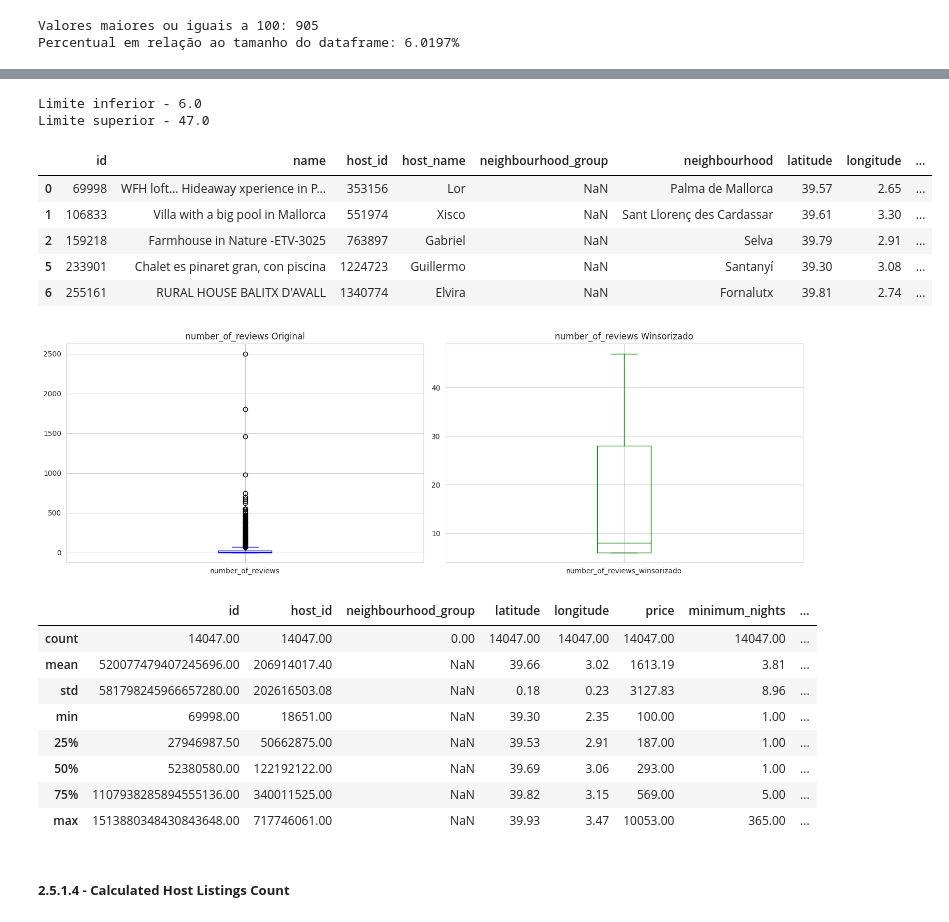
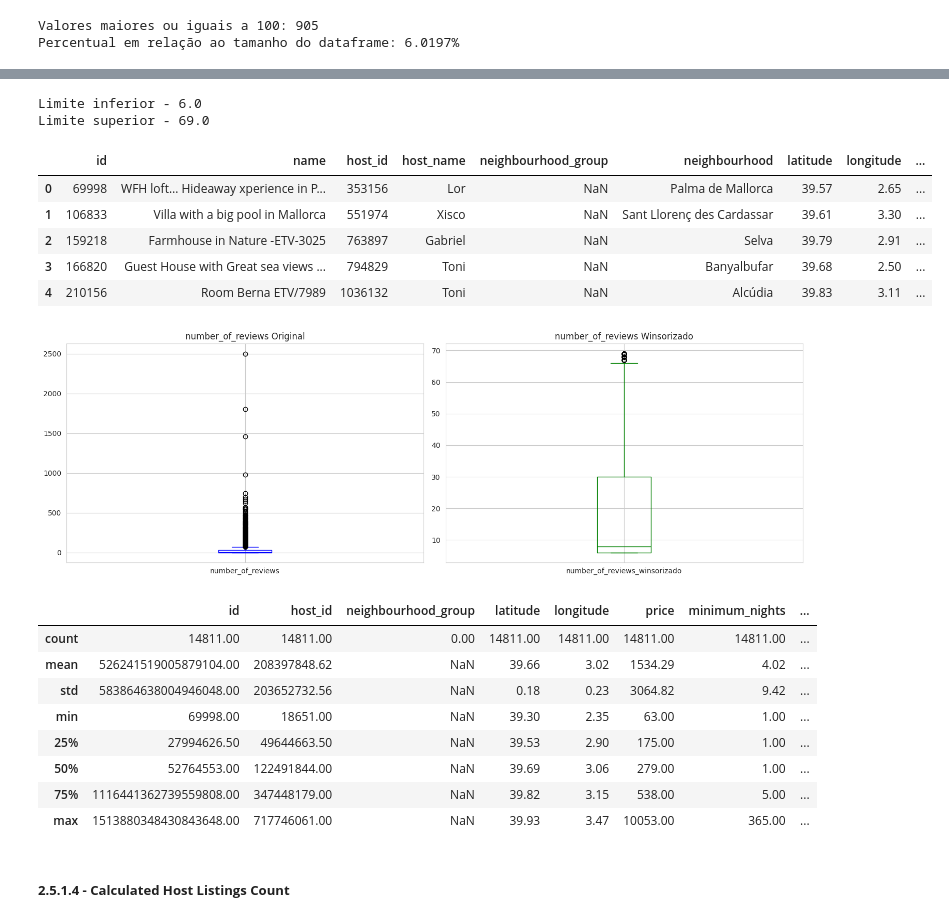
Before and after one commit to bruno-vieira2512/Data_Science, a Jupyter notebook: 11_Analisando_Dados_Airbnb_(Mallorca).ipynb, the cells around one changed output, grey strips where cells are left out. Drawn from its saved outputs; the diff is of its cells as text; code cells hidden in the pictures.

```diff
--- a/11_Analisando_Dados_Airbnb_(Mallorca).ipynb
+++ b/11_Analisando_Dados_Airbnb_(Mallorca).ipynb
@@ -435,7 +439,7 @@ Percentual em relação ao tamanho do dataframe: 50.2062%
 Percentual em relação ao tamanho do dataframe menores que 100: 7.1372%
 # %%
-# Vimos que os valores menores que 100 dólares são erros de digitação e vamos cortar do nosso dataset
-df_original = df_original[df_original.price >= 100]
+# Vimos que os valores menores que 63 euros, pode ser algum erros de digitação e vamos cortar do nosso dataset
+df_original = df_original[df_original.price >= 63]
 # %% [markdown]
 ##### **2.5.1.1 - Winsorização Price**
 
@@ -490,10 +494,10 @@ Imóveis acima de 9500: 830
 # %%
 # Não quero deletar os dados do meu dataframe porque posso perder linhas com valores importantes.
 # O preço mais alto é de 10 mil e isso pode indicar um imóvel de luxo,
-# porém o valor mais baixo de 10 reais pode ser um erro de digitação.
+# porém o valor mais baixo de 10 até 63 reais pode ser um erro de digitação.
 
 percentil_min = df_original.price.quantile(0.10)
-percentil_max = df_original.price.quantile(0.83)
+percentil_max = df_original.price.quantile(0.85)
 
 print(f'Limite inferior - {percentil_min}')
 print(f'Limite superior - {percentil_max}')
@@ -675,22 +679,22 @@ p  95.0% -> €      102 ██████████████████
 p 100.0% -> €     2501 █████████████████████████████████████████████████████████████████████████████████████████████████████████████████████████████████████████████████████████████████████████████████ ...
 # %%
 percentil_min = df_original.number_of_reviews.quantile(0.45)
-percentil_max = df_original.number_of_reviews.quantile(0.85)
+percentil_max = df_original.number_of_reviews.quantile(0.90)
 
 print(f'Limite inferior - {percentil_min}')
 print(f'Limite superior - {percentil_max}')
 
 df_original['number_of_reviews_winsorizado'] = df_original.number_of_reviews.clip(lower=percentil_min,upper=percentil_max)
 df_original.head(5)
 # %% [output]
 Limite inferior - 6.0
-Limite superior - 47.0
+Limite superior - 69.0
 |  | id | name | host_id | host_name | neighbourhood_group | neighbourhood | latitude | longitude | ... |
 | 0 | 69998 | WFH loft… Hideaway xperience in P... | 353156 | Lor | NaN | Palma de Mallorca | 39.57 | 2.65 | ... |
 | 1 | 106833 | Villa with a big pool in Mallorca | 551974 | Xisco | NaN | Sant Llorenç des Cardassar | 39.61 | 3.30 | ... |
 | 2 | 159218 | Farmhouse in Nature -ETV-3025 | 763897 | Gabriel | NaN | Selva | 39.79 | 2.91 | ... |
-| 5 | 233901 | Chalet es pinaret gran, con piscina | 1224723 | Guillermo | NaN | Santanyí | 39.30 | 3.08 | ... |
-| 6 | 255161 | RURAL HOUSE BALITX D'AVALL | 1340774 | Elvira | NaN | Fornalutx | 39.81 | 2.74 | ... |
+| 3 | 166820 | Guest House with Great sea views ... | 794829 | Toni | NaN | Banyalbufar | 39.68 | 2.50 | ... |
+| 4 | 210156 | Room Berna ETV/7989 | 1036132 | Toni | NaN | Alcúdia | 39.83 | 3.11 | ... |
 # %%
 fig,axes = plt.subplots(1,2,figsize=(15,5))
 
@@ -701,18 +705,18 @@ df_original.number_of_reviews_winsorizado.plot(kind='box', ax=axes[1], title='nu
 plt.tight_layout()
 plt.show()
 # %% [output]
-[figure, old version]
+[figure, new version]
 # %%
 df_original.describe()
 # %% [output]
 |  | id | host_id | neighbourhood_group | latitude | longitude | price | minimum_nights | ... |
-| count | 14047.00 | 14047.00 | 0.00 | 14047.00 | 14047.00 | 14047.00 | 14047.00 | ... |
-| mean | 520077479407245696.00 | 206914017.40 | NaN | 39.66 | 3.02 | 1613.19 | 3.81 | ... |
-| std | 581798245966657280.00 | 202616503.08 | NaN | 0.18 | 0.23 | 3127.83 | 8.96 | ... |
-| min | 69998.00 | 18651.00 | NaN | 39.30 | 2.35 | 100.00 | 1.00 | ... |
-| 25% | 27946987.50 | 50662875.00 | NaN | 39.53 | 2.91 | 187.00 | 1.00 | ... |
-| 50% | 52380580.00 | 122192122.00 | NaN | 39.69 | 3.06 | 293.00 | 1.00 | ... |
-| 75% | 1107938285894555136.00 | 340011525.00 | NaN | 39.82 | 3.15 | 569.00 | 5.00 | ... |
+| count | 14811.00 | 14811.00 | 0.00 | 14811.00 | 14811.00 | 14811.00 | 14811.00 | ... |
+| mean | 526241519005879104.00 | 208397848.62 | NaN | 39.66 | 3.02 | 1534.29 | 4.02 | ... |
+| std | 583864638004946048.00 | 203652732.56 | NaN | 0.18 | 0.23 | 3064.82 | 9.42 | ... |
+| min | 69998.00 | 18651.00 | NaN | 39.30 | 2.35 | 63.00 | 1.00 | ... |
+| 25% | 27994626.50 | 49644663.50 | NaN | 39.53 | 2.90 | 175.00 | 1.00 | ... |
+| 50% | 52764553.00 | 122491844.00 | NaN | 39.69 | 3.06 | 279.00 | 1.00 | ... |
+| 75% | 1116441362739559808.00 | 347448179.00 | NaN | 39.82 | 3.15 | 538.00 | 5.00 | ... |
 | max | 1513880348430843648.00 | 717746061.00 | NaN | 39.93 | 3.47 | 10053.00 | 365.00 | ... |
 # %% [markdown]
 ##### **2.5.1.4 - Calculated Host Listings Count**
```
Also changed, not shown: parts of 36 cells of this notebook.
